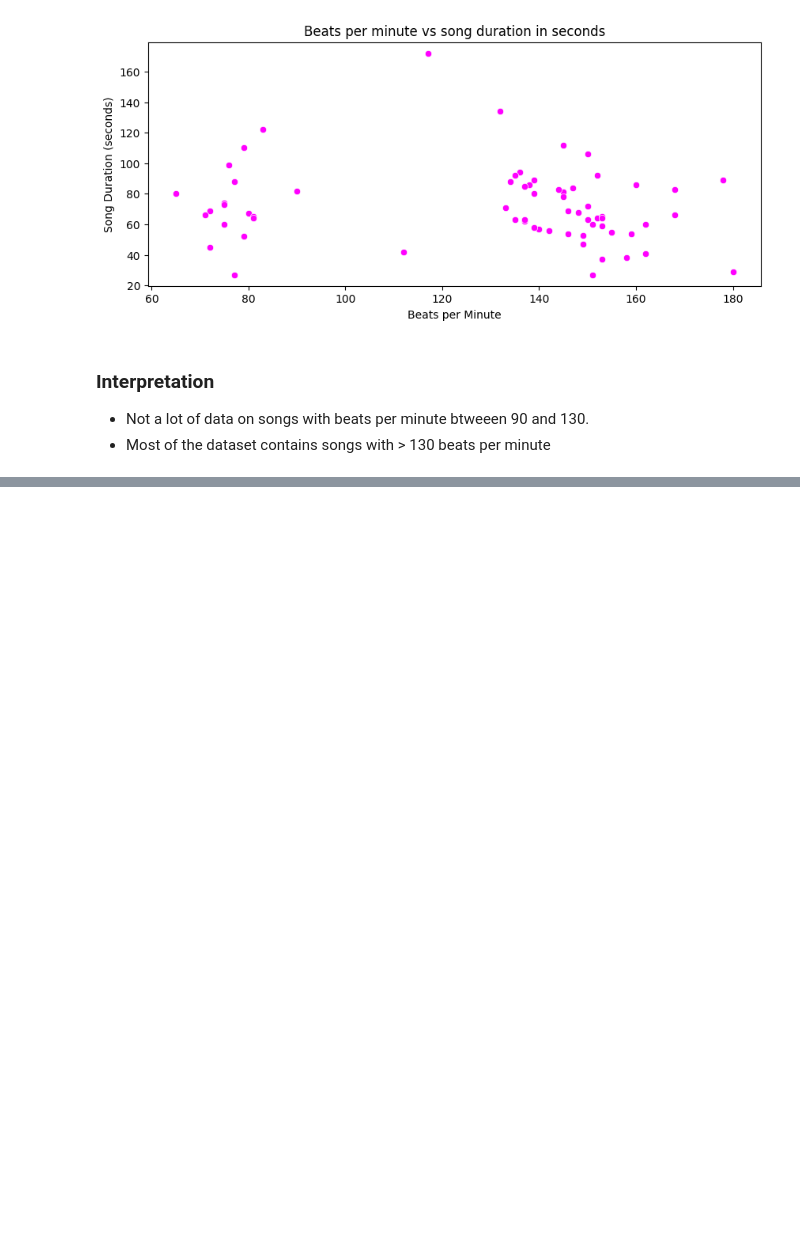
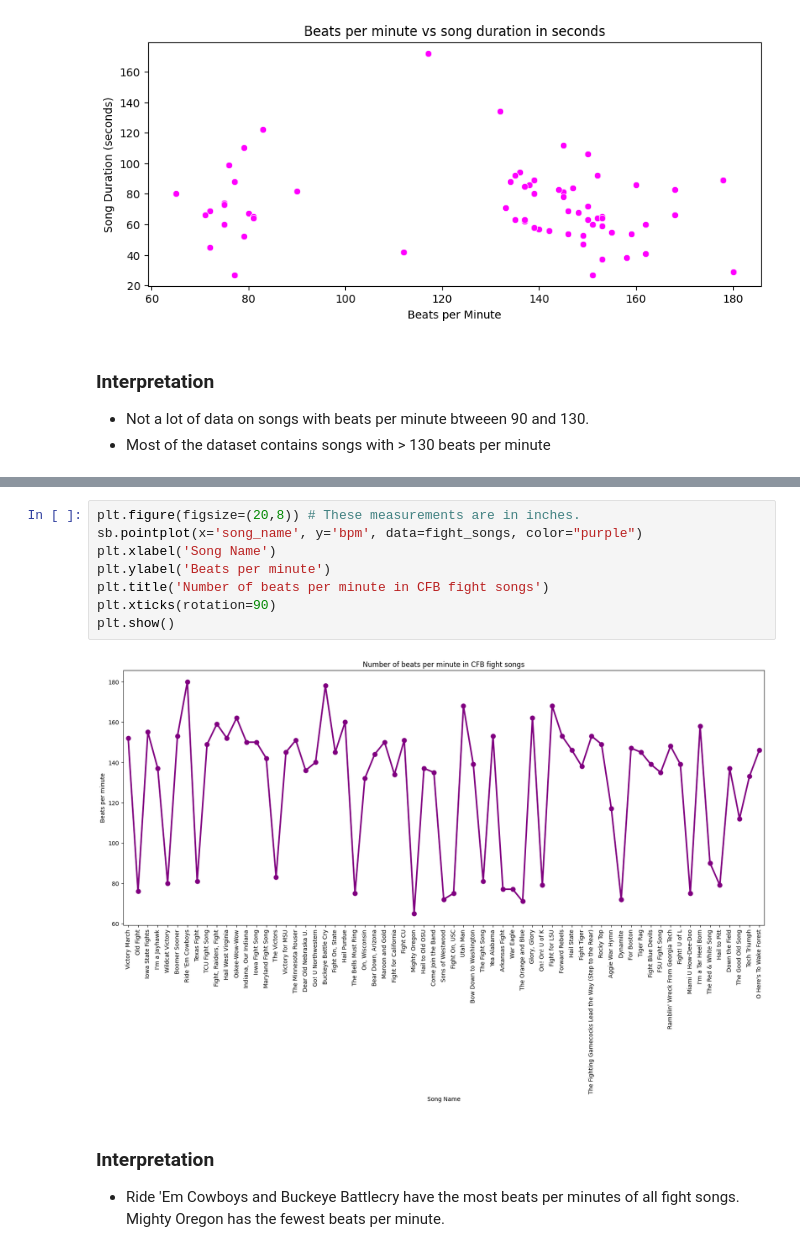
Before and after one commit to 550tealeaves/DATA-70500-working-with-data, a Jupyter notebook: HW1_Load_and_visualize_data.ipynb, the cells around one changed output, grey strips where cells are left out. Saved outputs shown, nothing was run; the diff lists cells and outputs as text; blank space fills up the shorter version.

```diff
--- a/HW1_Load_and_visualize_data.ipynb
+++ b/HW1_Load_and_visualize_data.ipynb
@@ -164,2 +178,15 @@ plt.show()
+# %%
+plt.figure(figsize=(20,8)) # These measurements are in inches.
+sb.pointplot(x='song_name', y='bpm', data=fight_songs, color="purple")
+plt.xlabel('Song Name')
+plt.ylabel('Beats per minute')
+plt.title('Number of beats per minute in CFB fight songs')
+plt.xticks(rotation=90)
+plt.show()
+# %% [output]
+[figure, added]
+# %% [markdown]
+### Interpretation
+- Ride 'Em Cowboys and Buckeye Battlecry have the most beats per minutes of all fight songs. Mighty Oregon has the fewest beats per minute.
 # %%
 plt.figure(figsize=(12,6)) # These measurements are in inches.
```
Also changed, not shown: parts of 4 cells of this notebook.
